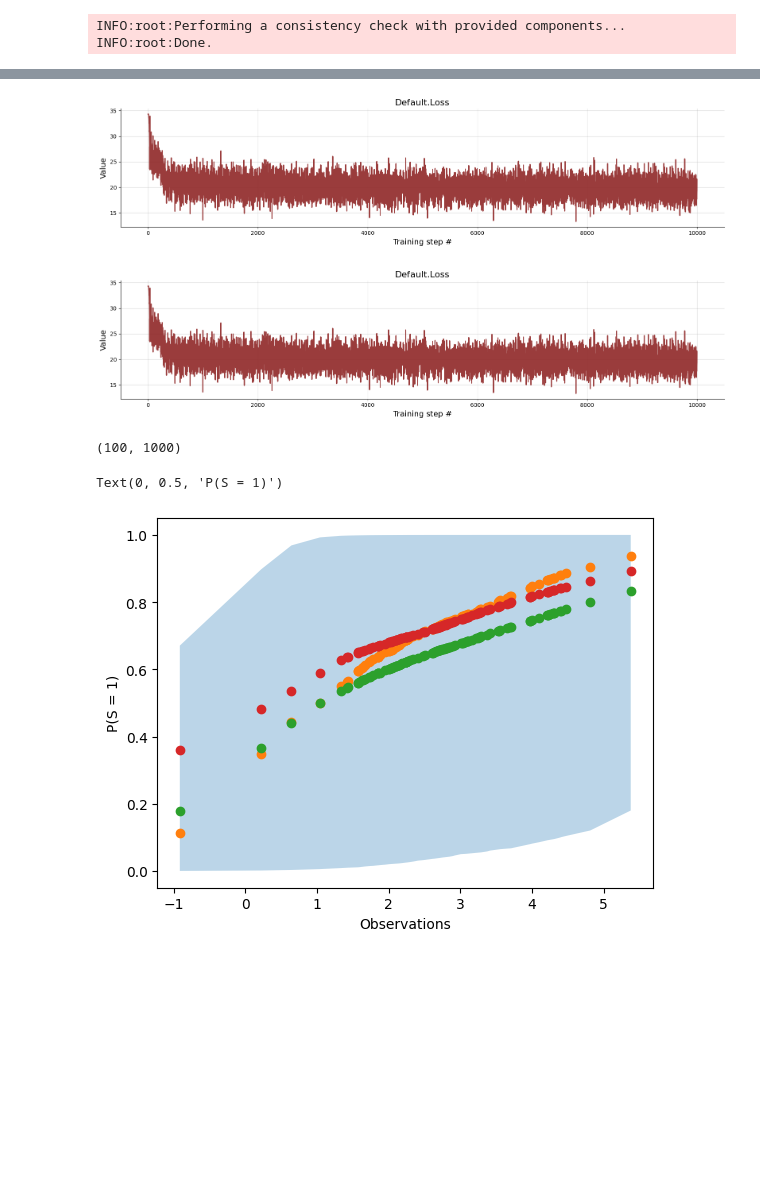
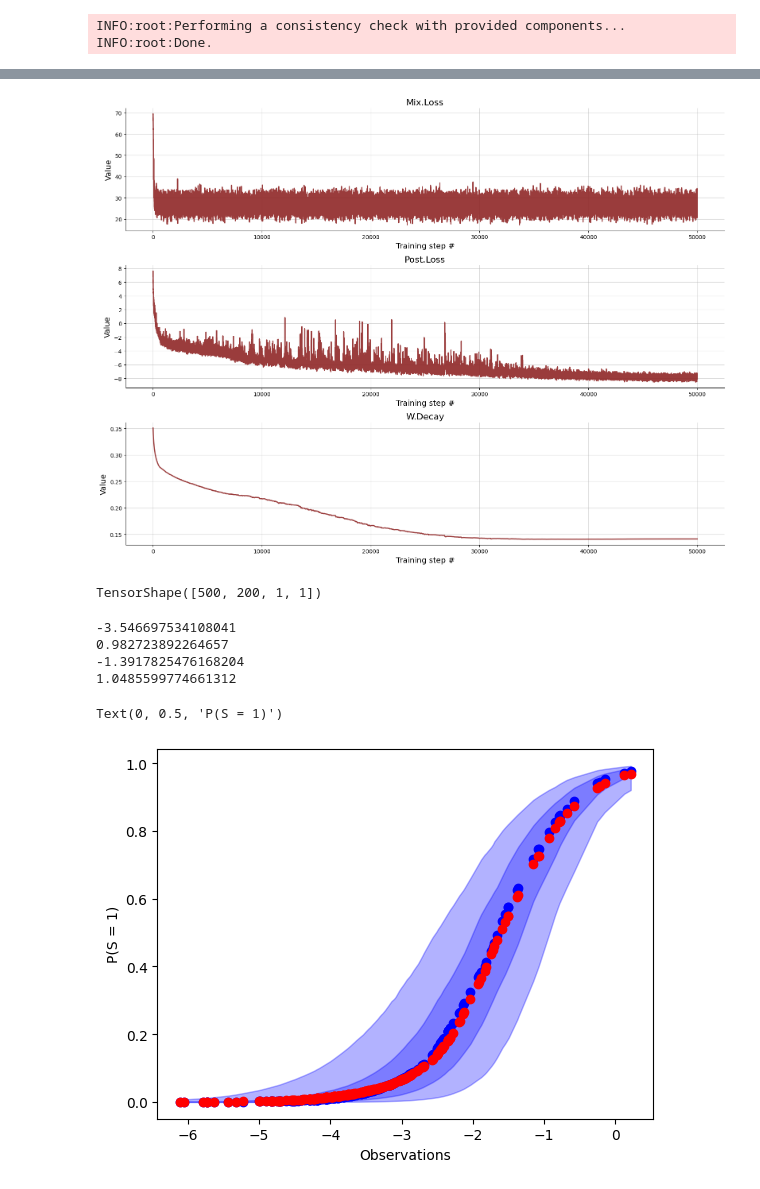
Before and after one commit to Kucharssim/bayesflow-amortized-mixtures, a Jupyter notebook: normal-mixture.ipynb, the cells around one changed output, grey strips where cells are left out. Cells and saved outputs as stored; diff of their text form; code cells hidden in the pictures; blank space fills up the shorter version.

```diff
--- a/normal-mixture.ipynb
+++ b/normal-mixture.ipynb
@@ -5,2 +7,5 @@ import matplotlib.pyplot as plt
 from AmortizedMixture import *
 from helpers import *
+# %%
+N_OBS=200
+N_CLS=2
@@ -7,6 +100,5 @@ from helpers import *
 # %%
-NUM_STATES = 2
-def prior_fun(num_states=NUM_STATES):
+def prior_fun(num_states=N_CLS):
     return {
         'class_probabilities': np.random.dirichlet([1 for _ in range(num_states)]),
         'class_parameters': np.sort(np.random.normal(size=num_states, scale=2))
@@ -14,7 +106,7 @@ def prior_fun(num_states=NUM_STATES):
 
 prior = bf.simulation.Prior(prior_fun = prior_fun)
 # %%
-def simulator_fun(params, num_obs=100, num_states=NUM_STATES):
+def simulator_fun(params, num_obs=N_OBS, num_states=N_CLS):
     pi, mu = params.values()
     z = np.random.choice(a = [i for i in range(num_states)], size = num_obs, replace = True, p=pi)
     loc = mu[z]
@@ -156,6 +219,6 @@ INFO:root:Performing a consistency check with provided components...
 INFO:root:Done.
 # %%
 %%time
-h = trainer.train_online(epochs=20, iterations_per_epoch=500, batch_size=64)
+h = trainer.train_online(epochs=50, iterations_per_epoch=1000, batch_size=64)
 # %% [output]
 WARNING:absl:At this time, the v2.11+ optimizer `tf.keras.optimizers.Adam` runs slowly on M1/M2 Macs, please use the legacy Keras optimizer instead, located at `tf.keras.optimizers.legacy.Adam`.
@@ -164,5 +227,4 @@ Wall time: 10min 6s
 # %%
-bf.diagnostics.plot_losses(h)
+f=bf.diagnostics.plot_losses(h)
 # %% [output]
-[figure, old version]
+[figure, new version]
-[figure, removed]
@@ -169,3 +238,7 @@ bf.diagnostics.plot_losses(h)
+# %%
+bf_data['observables'].shape
+# %% [output]
+TensorShape([500, 200, 1, 1])
 # %%
 df = model(1)
 df_conf = configurator_mixture_posterior(df)
@@ -175,23 +248,37 @@ mixture_estimates_simple = amortizer(df_conf['mixture_inputs'])
 mixture_estimates_simple = np.array(mixture_estimates_simple)
 # %%
 x = np.array(df_conf['mixture_inputs']['observables'][0, :, 0, 0])
+s = np.array(df_conf['mixture_inputs']['latents'][0,:,1])
 ind = np.argsort(x)
 x = x[ind]
+s = s[ind]
 p = mixture_estimates[0,:,ind,1]
 p_simple = mixture_estimates_simple[0,ind,1]
-# %% [output]
-(100, 1000)
+# %%
+print(np.mean(x[s==0]))
+print(np.std(x[s==0]))
+print(np.mean(x[s==1]))
+print(np.std(x[s==1]))
+# %% [output]
+-3.546697534108041
+0.982723892264657
+-1.3917825476168204
+1.0485599774661312
 # %%
 plt.fill_between(
     x,
     np.quantile(p, q=0.05, axis=1),
     np.quantile(p, q=0.95, axis=1),
-    alpha=0.3)
-plt.scatter(x, np.median(p, axis=1))
-plt.scatter(x, np.mean(p, axis=1))
-plt.scatter(x, p_simple)
+    alpha=0.3, color="blue")
+plt.fill_between(
+    x,
+    np.quantile(p, q=0.25, axis=1),
+    np.quantile(p, q=0.75, axis=1),
+    alpha=0.3, color="blue")
+plt.scatter(x, np.median(p, axis=1), color="blue")
+plt.scatter(x, p_simple, color="red")
 plt.xlabel("Observations")
 plt.ylabel("P(S = 1)")
 # %% [output]
 Text(0, 0.5, 'P(S = 1)')
-[figure, old version]
+[figure, new version]
```
Also changed, not shown: parts of 20 cells of this notebook, 2 other files.
